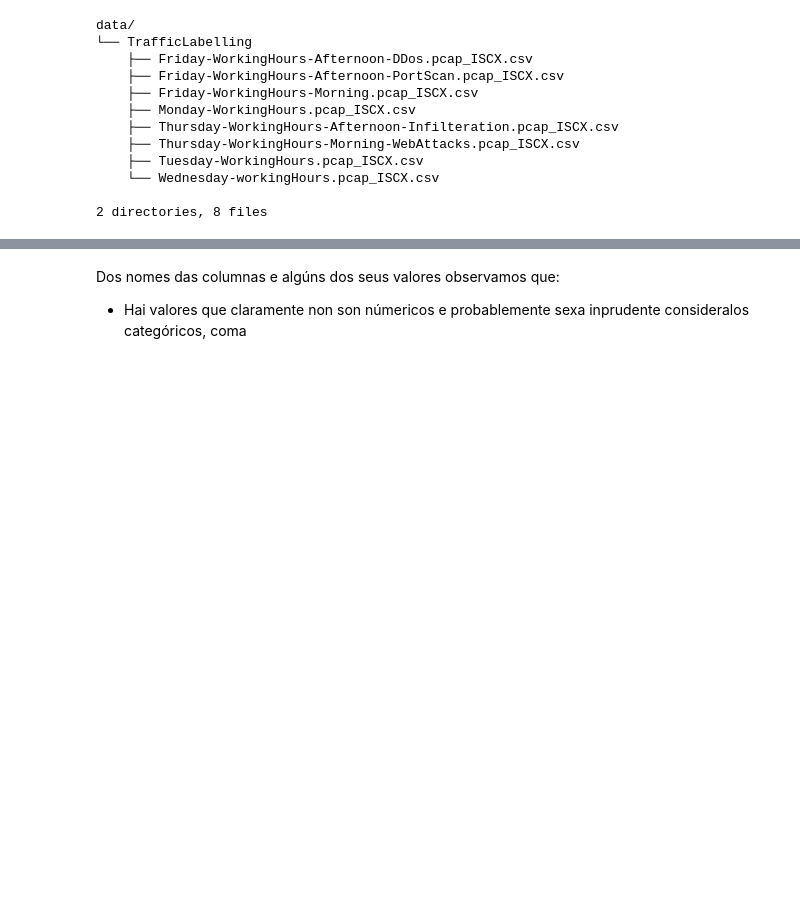
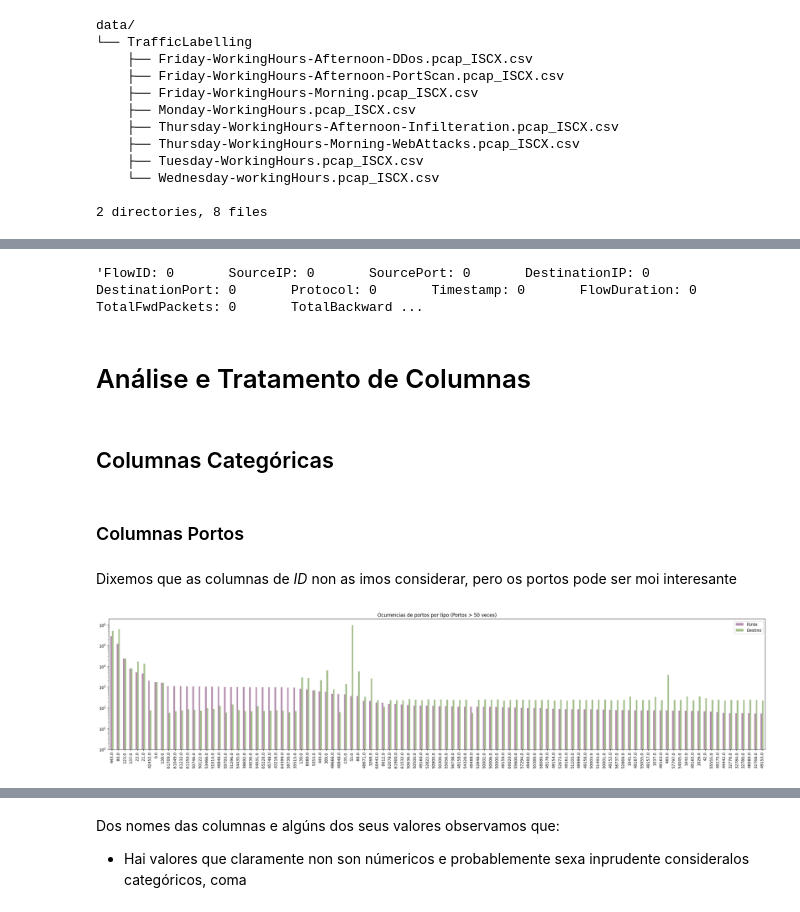
Before and after one commit to pabloChantada/cyber, a Jupyter notebook: analisis.ipynb, the cells around one changed output, grey strips where cells are left out. Saved outputs shown, nothing was run; the diff lists cells and outputs as text; code cells hidden in the pictures; blank space fills up the shorter version.

```diff
--- a/analisis.ipynb
+++ b/analisis.ipynb
@@ -96,4 +75,6 @@ data/
     └── Wednesday-workingHours.pcap_ISCX.csv
 
 2 directories, 8 files
+# %%
+cores = ['#b48ead', '#a3be8c', '#ebcb8b', '#5e81ac', '#4c566a', '#d08770','#81a1c1','#bf616a','#d8dee9']
 # %% [markdown]
@@ -100,0 +84,17 @@ data/
+# %%
+# Lemos os csvs e os concatenamos nun DataFrame
+dias_csv = glob.glob(os.path.join('data/TrafficLabelling', "*.csv"))
+
+tipos = {
+    'Flow ID': str,
+    ' Source IP': str,
+    ' Destination IP': str,
+    ' Timestamp': str,
+    ' Label': str
+}
+
+# Temos que usar un encoding especifico polo formato CIC-IDS-2017, noutro caso da error o lelos arquivos
+# Ademais especificamos esos tipos porque pandas non e quen de inferilos
+df = pd.concat((pd.read_csv(f, encoding='latin-1', dtype=tipos) for f in dias_csv), ignore_index=True)
+# Os nomes das columnas teñen espacios tanto no medio como nos bordes (trailing). Asi que vamos a quitalos
+df.columns = df.columns.str.replace({' ':''})
@@ -100,0 +168,27 @@ data/
+# %%
+df = df.dropna(how='all') # how='all' especifica que toda a fila debe ser nula para quitala
+# %%
+'       '.join(f"{col}: {nulls}" for col, nulls in zip(df.columns, df.isnull().sum())) # vemos que agora non hai nulos, é dicir, en efecto todos os nulos eran de _filas nulas_
+# %% [output]
+'FlowID: 0       SourceIP: 0       SourcePort: 0       DestinationIP: 0       DestinationPort: 0       Protocol: 0       Timestamp: 0       FlowDuration: 0       TotalFwdPackets: 0       TotalBackward ...
+# %% [markdown]
+# Análise e Tratamento de Columnas
+# %% [markdown]
+## Columnas Categóricas
+# %% [markdown]
+### Columnas Portos
+# %% [markdown]
+Dixemos que as columnas de _ID_ non as imos considerar, pero os portos pode ser moi interesante
+# %%
+k = 50  # escollido experimentalmente, non ten moita importancia
+source_counts = df['SourcePort'].value_counts()
+dest_counts = df['DestinationPort'].value_counts()
+common_ports = source_counts[source_counts > k].index.intersection(dest_counts[dest_counts > k].index)
+counts = pd.concat([source_counts[common_ports].rename('Fonte'), dest_counts[common_ports].rename('Destino')], axis=1).fillna(0)
+# plot
+counts.plot(kind='bar', figsize=(30,6), log=True, color=[cores[0], cores[1]])
+plt.xticks(rotation=90)
+plt.title(f'Ocurrencias de portos por tipo (Portos > {k} veces)')
+plt.show()
+# %% [output]
+[figure, added]
```
Also changed, not shown: parts of 50 cells of this notebook, 1 other file.
